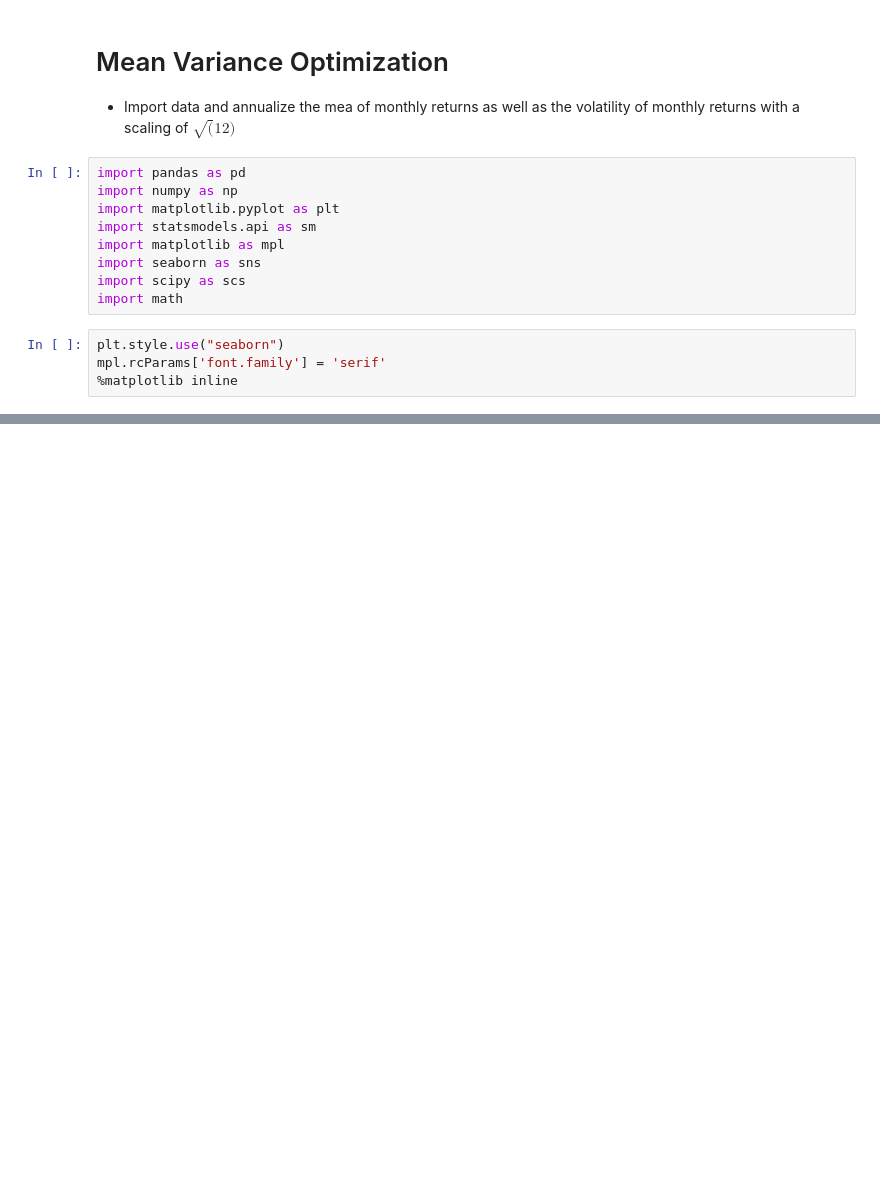
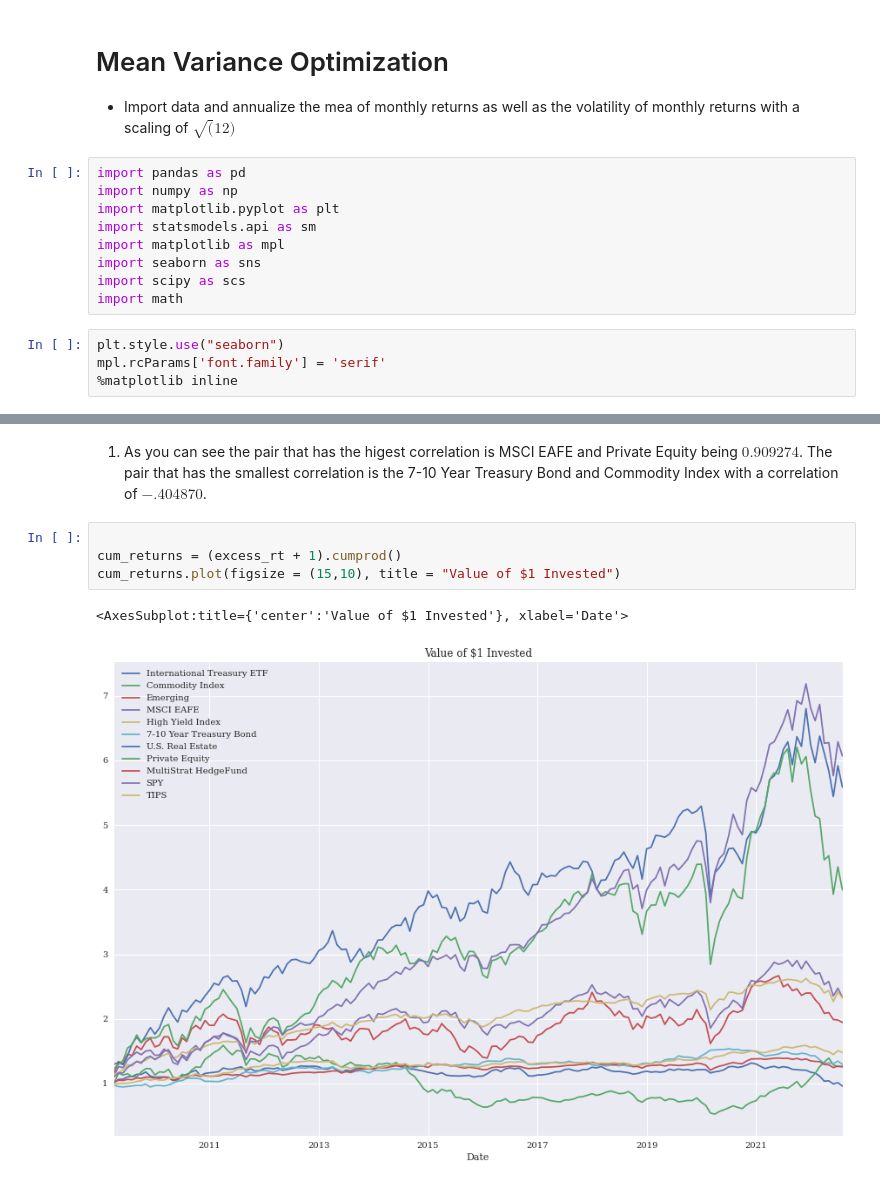
Before and after one commit to dcstein22/portfolio_theory, a Jupyter notebook: Homework_1.ipynb, the cells around one changed output, grey strips where cells are left out. Cells and saved outputs as stored; diff of their text form; blank space fills up the shorter version.

```diff
--- a/Homework_1.ipynb
+++ b/Homework_1.ipynb
@@ -68,0 +114,9 @@ annualized_mean = pd.DataFrame((excess_rt.mean()*12), columns = ["Annual Return"
+# %% [markdown]
+1. As you can see the pair that has the higest correlation is MSCI EAFE and Private Equity being $0.909274$. The pair that has the smallest correlation is the 7-10 Year Treasury Bond and Commodity Index with a correlation of $-.404870$.
+# %%
+
+cum_returns = (excess_rt + 1).cumprod()
+cum_returns.plot(figsize = (15,10), title = "Value of $1 Invested")
+# %% [output]
+<AxesSubplot:title={'center':'Value of $1 Invested'}, xlabel='Date'>
+[figure, added]
```
Also changed, not shown: parts of 15 cells of this notebook.
